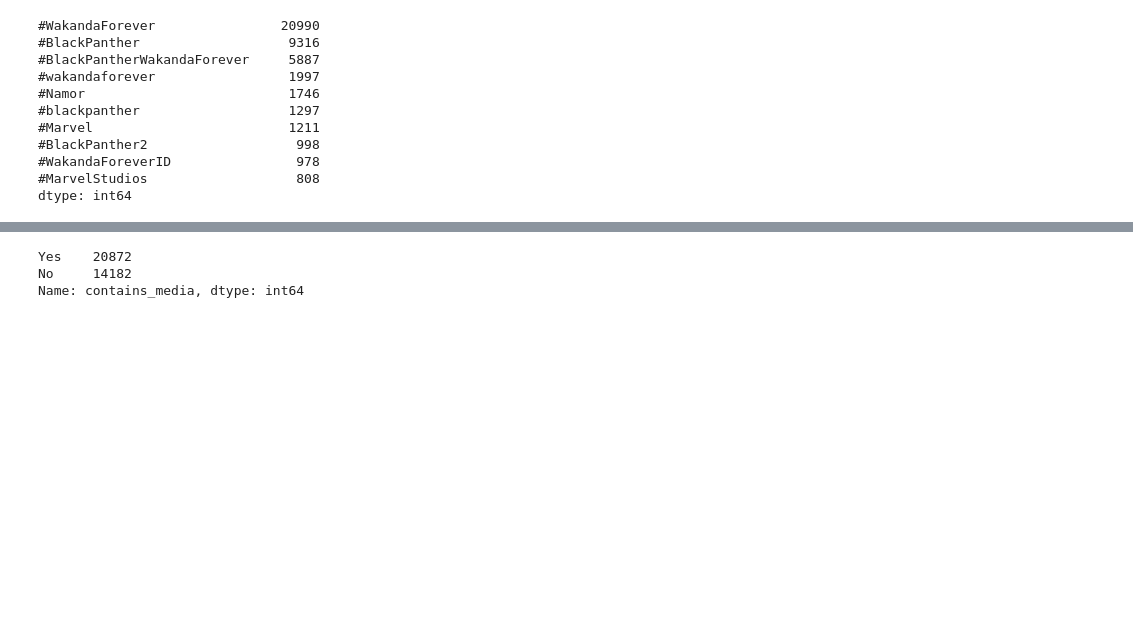
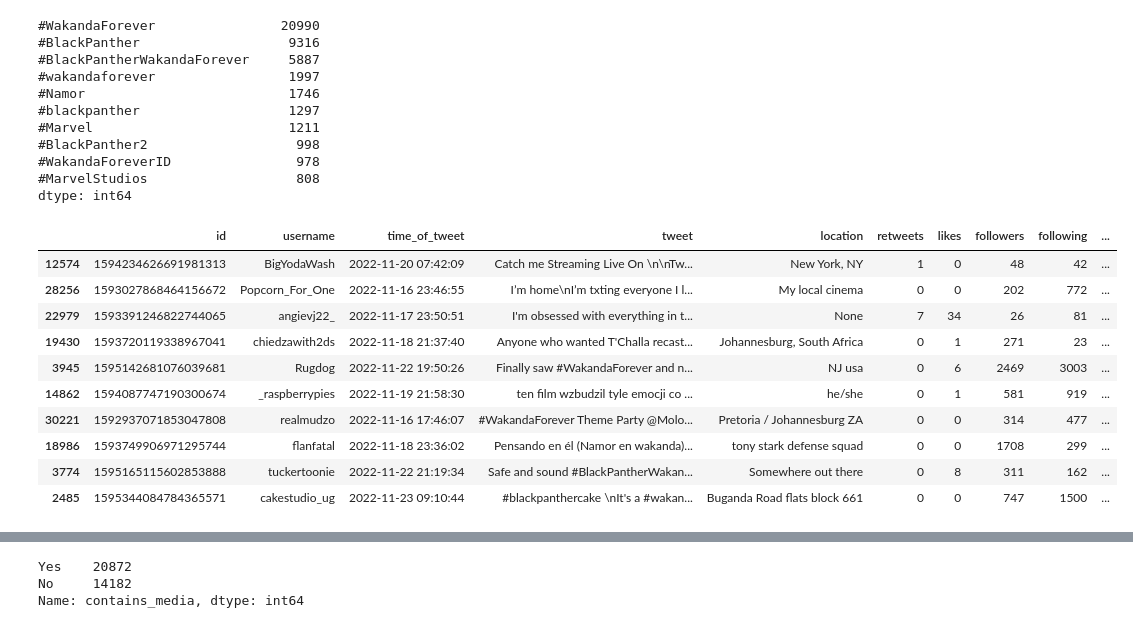
Before and after one commit to joshuaati/black_panther_tweet_analysis, a Jupyter notebook: app.ipynb, the cells around one changed output, grey strips where cells are left out. Drawn from its saved outputs; the diff is of its cells as text; code cells hidden in the pictures; blank space fills up the shorter version.

```diff
--- a/app.ipynb
+++ b/app.ipynb
@@ -116,6 +137,20 @@ def get_languages(tweet):
     return tweet
 # %%
 tweets['language'] = tweets['tweet'].apply(get_languages)
+# %%
+tweets.sample(10)
+# %% [output]
+|  | id | username | time_of_tweet | tweet | location | retweets | likes | followers | following | ... |
+| 12574 | 1594234626691981313 | BigYodaWash | 2022-11-20 07:42:09 | Catch me Streaming Live On \n\nTw... | New York, NY | 1 | 0 | 48 | 42 | ... |
+| 28256 | 1593027868464156672 | Popcorn_For_One | 2022-11-16 23:46:55 | I’m home\nI’m txting everyone I l... | My local cinema | 0 | 0 | 202 | 772 | ... |
+| 22979 | 1593391246822744065 | angievj22_ | 2022-11-17 23:50:51 | I'm obsessed with everything in t... | None | 7 | 34 | 26 | 81 | ... |
+| 19430 | 1593720119338967041 | chiedzawith2ds | 2022-11-18 21:37:40 | Anyone who wanted T'Challa recast... | Johannesburg, South Africa | 0 | 1 | 271 | 23 | ... |
+| 3945 | 1595142681076039681 | Rugdog | 2022-11-22 19:50:26 | Finally saw #WakandaForever and n... | NJ usa | 0 | 6 | 2469 | 3003 | ... |
+| 14862 | 1594087747190300674 | _raspberrypies | 2022-11-19 21:58:30 | ten film wzbudzil tyle emocji co ... | he/she | 0 | 1 | 581 | 919 | ... |
+| 30221 | 1592937071853047808 | realmudzo | 2022-11-16 17:46:07 | #WakandaForever Theme Party @Molo... | Pretoria / Johannesburg ZA | 0 | 0 | 314 | 477 | ... |
+| 18986 | 1593749906971295744 | flanfatal | 2022-11-18 23:36:02 | Pensando en él (Namor en wakanda)... | tony stark defense squad | 0 | 0 | 1708 | 299 | ... |
+| 3774 | 1595165115602853888 | tuckertoonie | 2022-11-22 21:19:34 | Safe and sound #BlackPantherWakan... | Somewhere out there | 0 | 8 | 311 | 162 | ... |
+| 2485 | 1595344084784365571 | cakestudio_ug | 2022-11-23 09:10:44 | #blackpanthercake \nIt's a #wakan... | Buganda Road flats block 661 | 0 | 0 | 747 | 1500 | ... |
 # %%
 lang_code = pd.read_csv('language_codes.csv')
 dict_lang_code = dict(zip(lang_code['alpha2'], lang_code['English']))
```
Also changed, not shown: parts of 8 cells of this notebook, 1 other file.
